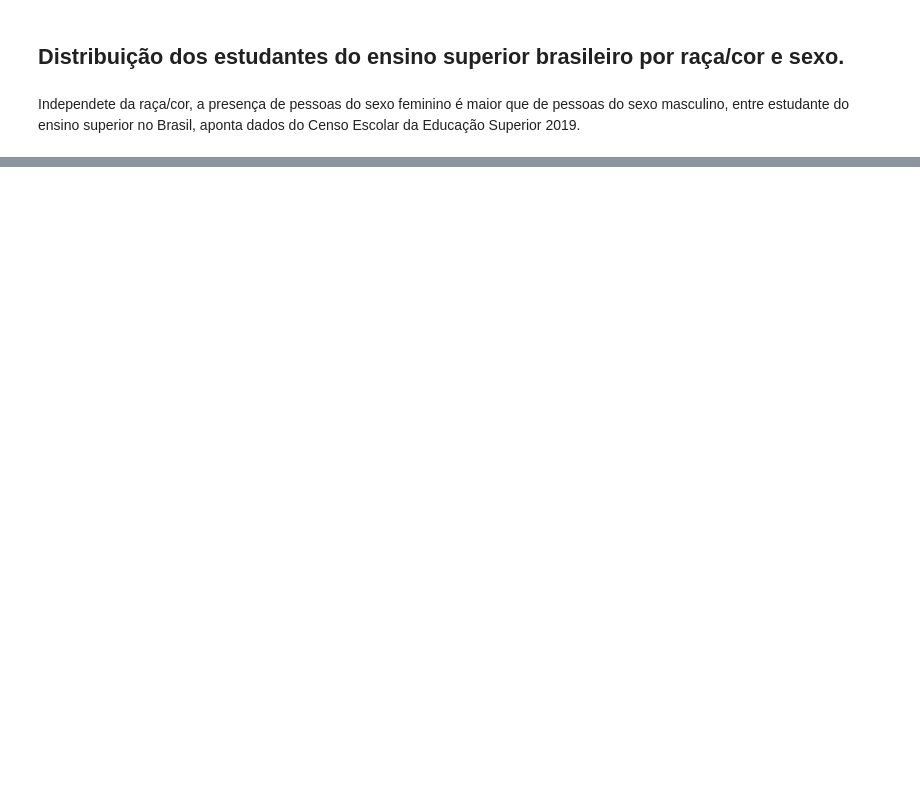
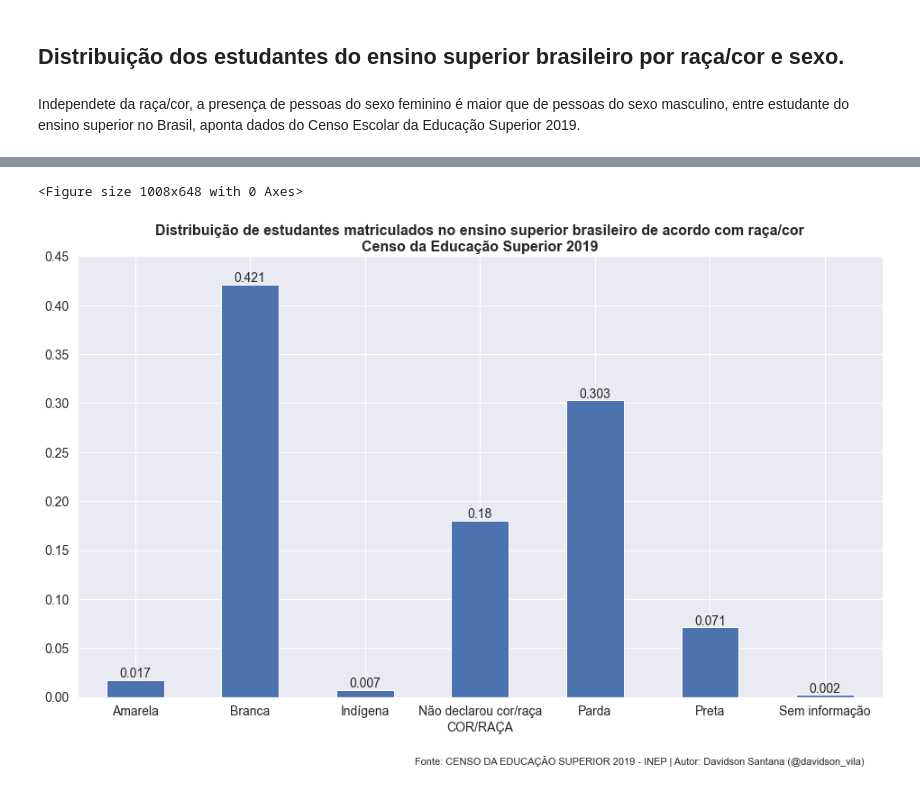
Before and after one commit to davidsonsantana89/censo-escolar-ensino-superior, a Jupyter notebook: 2019/censo-escolar-educacao-superior-2019.ipynb, the cells around one changed output, grey strips where cells are left out. Saved outputs shown, nothing was run; the diff lists cells and outputs as text; code cells hidden in the pictures; blank space fills up the shorter version.

```diff
--- a/2019/censo-escolar-educacao-superior-2019.ipynb
+++ b/2019/censo-escolar-educacao-superior-2019.ipynb
@@ -62,0 +68,6 @@ plt.savefig('./graficos/distr-est-sexo-raca-cor.png', format='png')
+# %%
+# função que cria tabela de distribuição de frequências
+def TabelaFrequencias(dataframe, coluna):
+    variavel, variavel_fn = np.unique(dataframe[coluna], return_counts=True)
+    variavel_fr = [round(i, 3) for i in (variavel_fn/variavel_fn.sum())]
+    return pd.DataFrame({coluna:variavel, 'fr':variavel_fr})
@@ -62,0 +77,8 @@ plt.savefig('./graficos/distr-est-sexo-raca-cor.png', format='png')
+# %%
+# criar tabela de distribuição de frequências de acordo com a cor/raça dos estudantes matriculados
+TabFreqCor = TabelaFrequencias(dataframe=dfGeral, coluna='TP_COR_RACA')
+
+TabFreqCor = TabFreqCor.set_index('TP_COR_RACA', drop=True) #definir como índice do dataframe as categorias de cores.
+
+# exibir tabela de distribuição de frequências
+TabFreqCor
@@ -62,0 +95,18 @@ plt.savefig('./graficos/distr-est-sexo-raca-cor.png', format='png')
+# %%
+# gerar visualização da tabela de distribuição de frequências, anteriormente apresentada
+plt.figure(figsize=(14,9))
+ax2 = TabFreqCor.plot.bar(legend=False)
+plt.title('Distribuição de estudantes matriculados no ensino superior brasileiro de acordo com raça/cor\nCenso da Educação Superior 2019',
+          fontsize=16, weight='bold')
+plt.figtext(0.45, 0.009,'Fonte: CENSO DA EDUCAÇÃO SUPERIOR 2019 - INEP | Autor: Davidson Santana (@davidson_vila)', fontsize=11)
+plt.xlabel('COR/RAÇA', fontsize=14)
+plt.xticks(rotation='horizontal', fontsize=14)
+plt.yticks(fontsize=14)
+plt.ylim(0, 0.45, 10)
+for container in ax2.containers:
+    ax2.bar_label(container, fontsize=14)
+plt.savefig('./graficos/distr-est-raca-cor.png', format='png')
+plt.show()
+# %% [output]
+<Figure size 1008x648 with 0 Axes>
+[figure, added]
```
Also changed, not shown: parts of 14 cells of this notebook.
